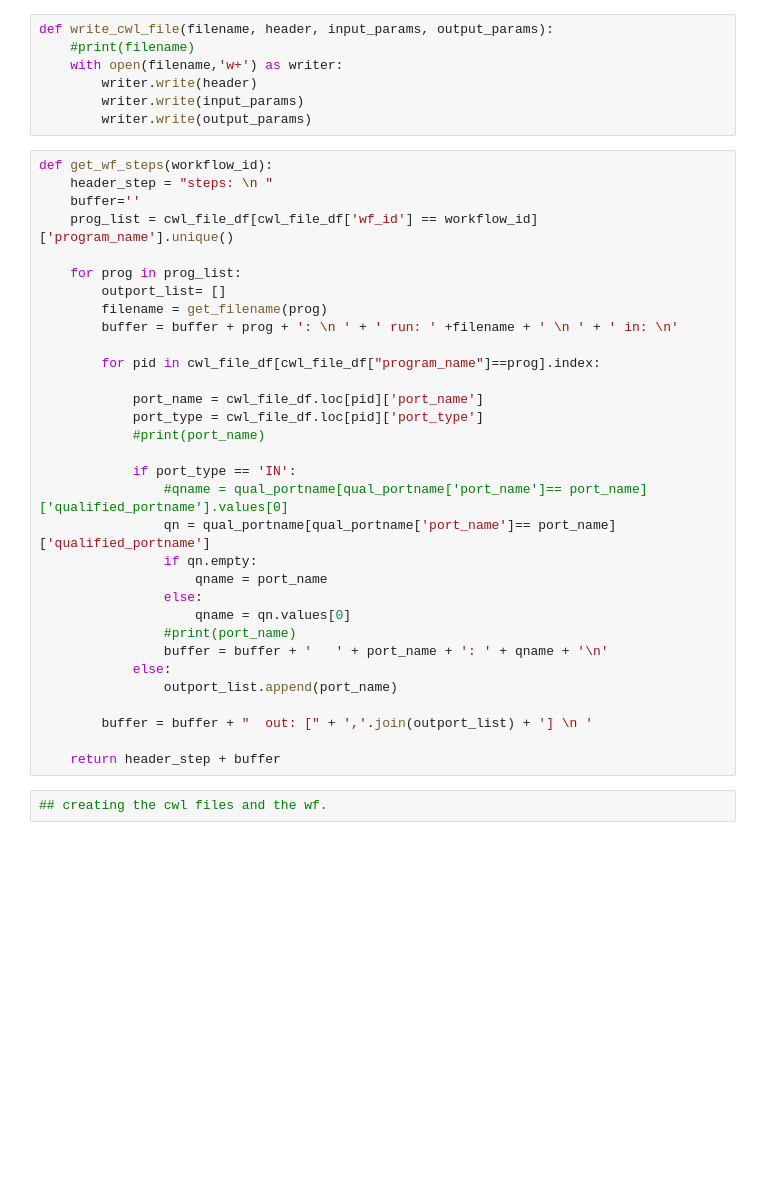
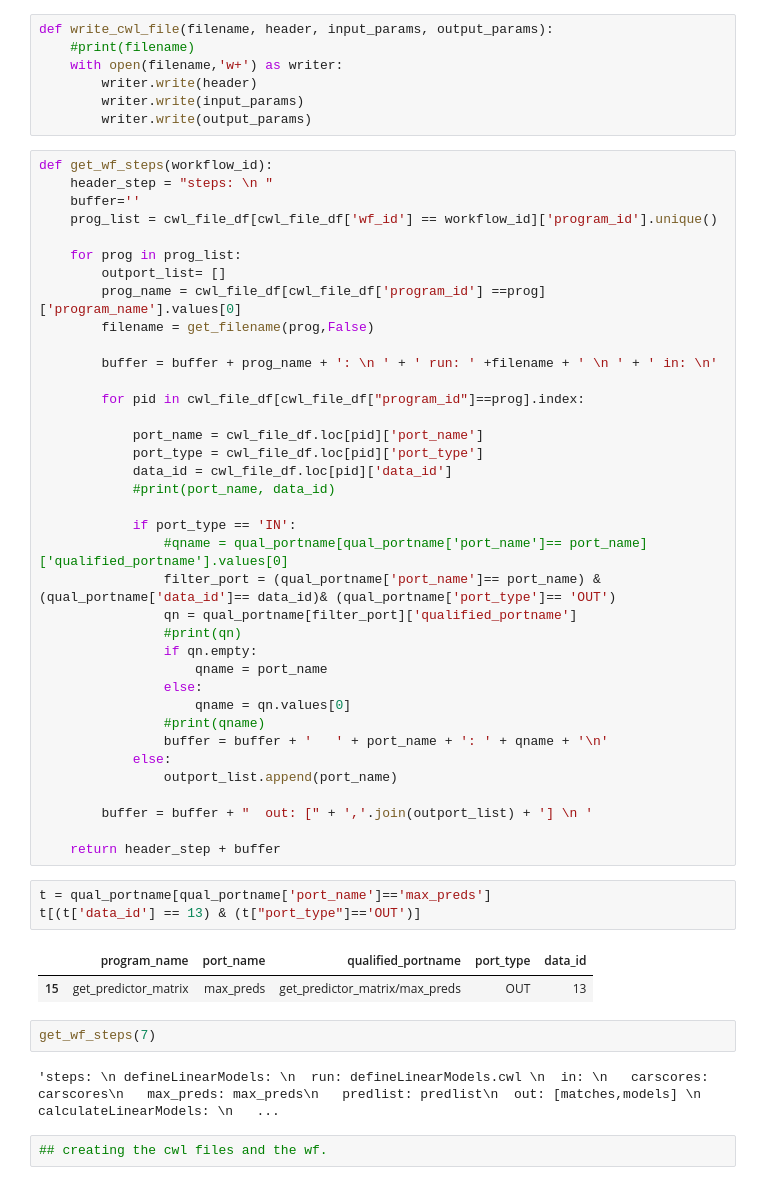
Before and after one commit to idaks/cwl_modeling, a Jupyter notebook: yw_cwl_modeling/yw_cwl_parser/yw2cwl_sql.ipynb, the cells around one changed output. Saved outputs shown, nothing was run; the diff lists cells and outputs as text; blank space fills up the shorter version.

Commit message:
rectified the filter queries

```diff
--- a/yw_cwl_modeling/yw_cwl_parser/yw2cwl_sql.ipynb
+++ b/yw_cwl_modeling/yw_cwl_parser/yw2cwl_sql.ipynb
@@ -664,27 +670,32 @@ def write_cwl_file(filename, header, input_params, output_params):
 def get_wf_steps(workflow_id):
     header_step = "steps: \n "
     buffer=''
-    prog_list = cwl_file_df[cwl_file_df['wf_id'] == workflow_id]['program_name'].unique()
+    prog_list = cwl_file_df[cwl_file_df['wf_id'] == workflow_id]['program_id'].unique()
 
     for prog in prog_list:
         outport_list= []
-        filename = get_filename(prog)
-        buffer = buffer + prog + ': \n ' + ' run: ' +filename + ' \n ' + ' in: \n'
+        prog_name = cwl_file_df[cwl_file_df['program_id'] ==prog]['program_name'].values[0]
+        filename = get_filename(prog,False)
 
-        for pid in cwl_file_df[cwl_file_df["program_name"]==prog].index:
+        buffer = buffer + prog_name + ': \n ' + ' run: ' +filename + ' \n ' + ' in: \n'
+
+        for pid in cwl_file_df[cwl_file_df["program_id"]==prog].index:
 
             port_name = cwl_file_df.loc[pid]['port_name']
             port_type = cwl_file_df.loc[pid]['port_type']
-            #print(port_name)
+            data_id = cwl_file_df.loc[pid]['data_id']
+            #print(port_name, data_id)
 
             if port_type == 'IN':
                 #qname = qual_portname[qual_portname['port_name']== port_name]['qualified_portname'].values[0]
-                qn = qual_portname[qual_portname['port_name']== port_name]['qualified_portname']
+                filter_port = (qual_portname['port_name']== port_name) & (qual_portname['data_id']== data_id)& (qual_portname['port_type']== 'OUT')
+                qn = qual_portname[filter_port]['qualified_portname']
+                #print(qn)
                 if qn.empty:
                     qname = port_name
                 else:
                     qname = qn.values[0]
-                #print(port_name)
+                #print(qname)
                 buffer = buffer + '   ' + port_name + ': ' + qname + '\n'
             else:
                 outport_list.append(port_name)
@@ -692,6 +703,16 @@ def get_wf_steps(workflow_id):
         buffer = buffer + "  out: [" + ','.join(outport_list) + '] \n '
 
     return header_step + buffer
+# %%
+t = qual_portname[qual_portname['port_name']=='max_preds']
+t[(t['data_id'] == 13) & (t["port_type"]=='OUT')]
+# %% [output]
+|  | program_name | port_name | qualified_portname | port_type | data_id |
+| 15 | get_predictor_matrix | max_preds | get_predictor_matrix/max_preds | OUT | 13 |
+# %%
+get_wf_steps(7)
+# %% [output]
+'steps: \n defineLinearModels: \n  run: defineLinearModels.cwl \n  in: \n   carscores: carscores\n   max_preds: max_preds\n   predlist: predlist\n  out: [matches,models] \n calculateLinearModels: \n   ...
 # %%
 ## creating the cwl files and the wf.
 # %%
```
Also changed, not shown: parts of 13 cells of this notebook, 9 other files.
